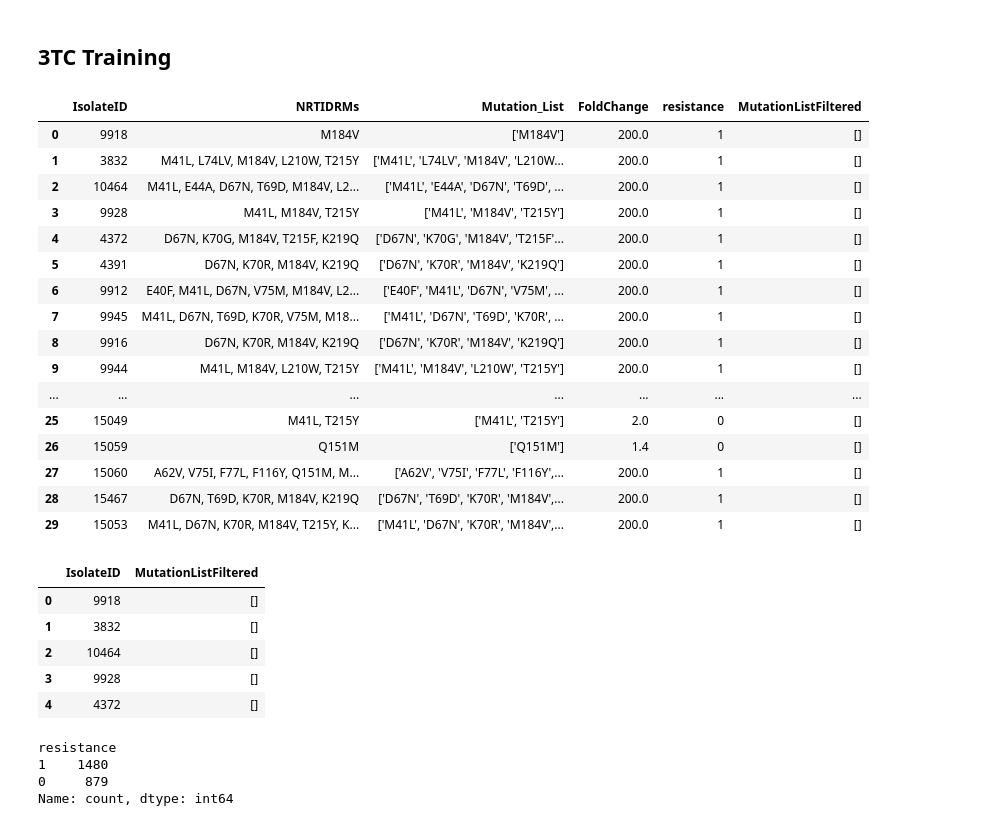
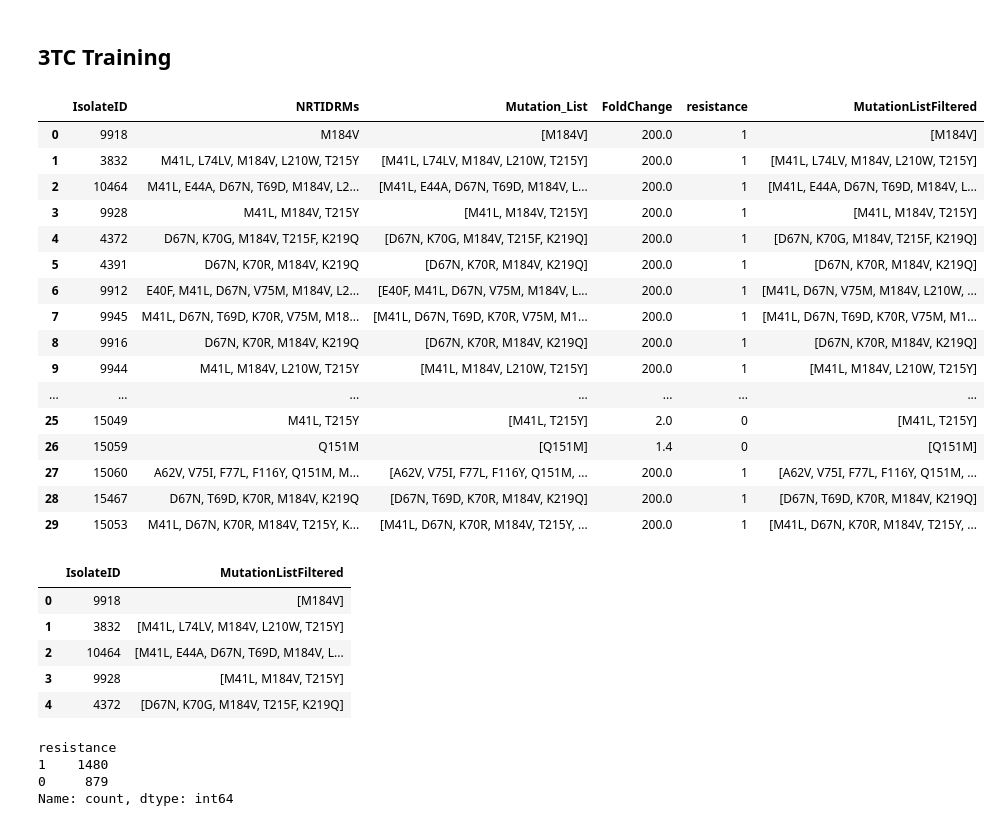
Before and after one commit to NoelOkumu/Eneza-Data-Science-Residential-training-2026, a Jupyter notebook: Day1/mutatio_profile1.ipynb, the cells around one changed output. Cells and saved outputs as stored; diff of their text form; code cells hidden in the pictures.

```diff
--- a/Day1/mutatio_profile1.ipynb
+++ b/Day1/mutatio_profile1.ipynb
@@ -364,8 +348,13 @@ global_frequencies.head(30)
 | 28 | L210LW | 49 | 2.458605 |
 | 29 | K70KR | 48 | 2.408430 |
 # %%
-# Filter based on mutation frequency (< 0.4)
-retained_mutations = global_frequencies[global_frequencies["Global_Frequency_%"] >= 1.0]
-retained_mutations.head()
-retained_mutations.tail()
+# # Filter based on mutation frequency (< 0.4)
+retained_mutations = global_frequencies["Global_Frequency_%"] >= 1.0
+print(type(retained_mutations))
+retained_mutations
+
+
+# Call .loc on the full DATAFRAME, using the mask to filter it
+relevant_mutations = global_frequencies.loc[retained_mutations, 'Mutation_List'].tolist()
+print(type(relevant_mutations))
 # %% [output]
@@ -558,25 +563,3 @@ Tenofovir Disoproxil; Viread (TDF) subsetting .....
 18           [M41L, D67N, K70R, M184V, T215Y, K219E]           1
 19                        [M41L, D67N, L210W, T215Y]           1
 <class 'pandas.Series'>
-# %%
-## List of mutations that meet the threshold
-relevant_mutations = retained_mutations["Mutation_List"]
-
-print(relevant_mutations)
-print(len(relevant_mutations))
-
-# # # # Length of relevant mutation list
-# print(len(relevant_mutations))
-
-# print(type(relevant_mutations))
-# print(retained_mutations[:10])
-
-# retained_mutations["Mutation_List"]
-
-# relevant_mutations= relevant_mutations.T
-
-print(df_3TC["Mutation_List"].iloc[0])
-print(df_3TC["Mutation_List"].iloc[0][0])
-print(repr(df_3TC["Mutation_List"].iloc[0][0]))
-
-print(repr(r[0]))
@@ -610,7 +566,7 @@ df_TDF.to_csv("~/Desktop/Eneza/eneza_project/HIV-drug-resistance-prediction-from
 # %%
 # #Extract only relevant mutations / Mutations that meet threshold
 
-df_3TC['MutationListFiltered'] = df_3TC["Mutation_List"].apply(lambda muts: [m for m in muts if m in r])
+df_3TC['MutationListFiltered'] = df_3TC["Mutation_List"].apply(lambda muts: [m for m in muts if m in relevant_mutations])
 df_3TC.head()
 
 df_ABC["MutationListFiltered"] = df_ABC["Mutation_List"].apply(lambda muts: [m for m in muts if m in relevant_mutations])
@@ -670,40 +620,40 @@ Index(['IsolateID', 'NRTIDRMs', 'Mutation_List', 'FoldChange', 'resistance',
 # %%
 #Train model for 3TC prediction
 # Data ------> ~/Desktop/Eneza/eneza_project/HIV-drug-resistance-prediction-from-viral-sequences/Day4/drug_dfs/df_3TC.csv
 import pandas as pd
 
 # import data
-df_3TC = pd.read_csv("~/Desktop/Eneza/eneza_project/HIV-drug-resistance-prediction-from-viral-sequences/Day4/drug_dfs/df_3TC.csv") #Row numbers excluded
+#df_3TC = pd.read_csv("~/Desktop/Eneza/eneza_project/HIV-drug-resistance-prediction-from-viral-sequences/Day4/drug_dfs/df_3TC.csv") #Row numbers excluded
 df_3TC.head(n = 30)
 # %% [output]
 |  | IsolateID | NRTIDRMs | Mutation_List | FoldChange | resistance | MutationListFiltered |
-| 0 | 9918 | M184V | ['M184V'] | 200.0 | 1 | [] |
-| 1 | 3832 | M41L, L74LV, M184V, L210W, T215Y | ['M41L', 'L74LV', 'M184V', 'L210W... | 200.0 | 1 | [] |
-| 2 | 10464 | M41L, E44A, D67N, T69D, M184V, L2... | ['M41L', 'E44A', 'D67N', 'T69D', ... | 200.0 | 1 | [] |
-| 3 | 9928 | M41L, M184V, T215Y | ['M41L', 'M184V', 'T215Y'] | 200.0 | 1 | [] |
-| 4 | 4372 | D67N, K70G, M184V, T215F, K219Q | ['D67N', 'K70G', 'M184V', 'T215F'... | 200.0 | 1 | [] |
-| 5 | 4391 | D67N, K70R, M184V, K219Q | ['D67N', 'K70R', 'M184V', 'K219Q'] | 200.0 | 1 | [] |
-| 6 | 9912 | E40F, M41L, D67N, V75M, M184V, L2... | ['E40F', 'M41L', 'D67N', 'V75M', ... | 200.0 | 1 | [] |
-| 7 | 9945 | M41L, D67N, T69D, K70R, V75M, M18... | ['M41L', 'D67N', 'T69D', 'K70R', ... | 200.0 | 1 | [] |
-| 8 | 9916 | D67N, K70R, M184V, K219Q | ['D67N', 'K70R', 'M184V', 'K219Q'] | 200.0 | 1 | [] |
-| 9 | 9944 | M41L, M184V, L210W, T215Y | ['M41L', 'M184V', 'L210W', 'T215Y'] | 200.0 | 1 | [] |
+| 0 | 9918 | M184V | [M184V] | 200.0 | 1 | [M184V] |
+| 1 | 3832 | M41L, L74LV, M184V, L210W, T215Y | [M41L, L74LV, M184V, L210W, T215Y] | 200.0 | 1 | [M41L, L74LV, M184V, L210W, T215Y] |
+| 2 | 10464 | M41L, E44A, D67N, T69D, M184V, L2... | [M41L, E44A, D67N, T69D, M184V, L... | 200.0 | 1 | [M41L, E44A, D67N, T69D, M184V, L... |
+| 3 | 9928 | M41L, M184V, T215Y | [M41L, M184V, T215Y] | 200.0 | 1 | [M41L, M184V, T215Y] |
+| 4 | 4372 | D67N, K70G, M184V, T215F, K219Q | [D67N, K70G, M184V, T215F, K219Q] | 200.0 | 1 | [D67N, K70G, M184V, T215F, K219Q] |
+| 5 | 4391 | D67N, K70R, M184V, K219Q | [D67N, K70R, M184V, K219Q] | 200.0 | 1 | [D67N, K70R, M184V, K219Q] |
+| 6 | 9912 | E40F, M41L, D67N, V75M, M184V, L2... | [E40F, M41L, D67N, V75M, M184V, L... | 200.0 | 1 | [M41L, D67N, V75M, M184V, L210W, ... |
+| 7 | 9945 | M41L, D67N, T69D, K70R, V75M, M18... | [M41L, D67N, T69D, K70R, V75M, M1... | 200.0 | 1 | [M41L, D67N, T69D, K70R, V75M, M1... |
+| 8 | 9916 | D67N, K70R, M184V, K219Q | [D67N, K70R, M184V, K219Q] | 200.0 | 1 | [D67N, K70R, M184V, K219Q] |
+| 9 | 9944 | M41L, M184V, L210W, T215Y | [M41L, M184V, L210W, T215Y] | 200.0 | 1 | [M41L, M184V, L210W, T215Y] |
 | ... | ... | ... | ... | ... | ... | ... |
-| 25 | 15049 | M41L, T215Y | ['M41L', 'T215Y'] | 2.0 | 0 | [] |
-| 26 | 15059 | Q151M | ['Q151M'] | 1.4 | 0 | [] |
-| 27 | 15060 | A62V, V75I, F77L, F116Y, Q151M, M... | ['A62V', 'V75I', 'F77L', 'F116Y',... | 200.0 | 1 | [] |
-| 28 | 15467 | D67N, T69D, K70R, M184V, K219Q | ['D67N', 'T69D', 'K70R', 'M184V',... | 200.0 | 1 | [] |
-| 29 | 15053 | M41L, D67N, K70R, M184V, T215Y, K... | ['M41L', 'D67N', 'K70R', 'M184V',... | 200.0 | 1 | [] |
+| 25 | 15049 | M41L, T215Y | [M41L, T215Y] | 2.0 | 0 | [M41L, T215Y] |
+| 26 | 15059 | Q151M | [Q151M] | 1.4 | 0 | [Q151M] |
+| 27 | 15060 | A62V, V75I, F77L, F116Y, Q151M, M... | [A62V, V75I, F77L, F116Y, Q151M, ... | 200.0 | 1 | [A62V, V75I, F77L, F116Y, Q151M, ... |
+| 28 | 15467 | D67N, T69D, K70R, M184V, K219Q | [D67N, T69D, K70R, M184V, K219Q] | 200.0 | 1 | [D67N, T69D, K70R, M184V, K219Q] |
+| 29 | 15053 | M41L, D67N, K70R, M184V, T215Y, K... | [M41L, D67N, K70R, M184V, T215Y, ... | 200.0 | 1 | [M41L, D67N, K70R, M184V, T215Y, ... |
 # %%
 ### Create X data frame
 X = df_3TC[["IsolateID","MutationListFiltered"]]
 X.head(n = 5)
 # %% [output]
 |  | IsolateID | MutationListFiltered |
-| 0 | 9918 | [] |
-| 1 | 3832 | [] |
-| 2 | 10464 | [] |
-| 3 | 9928 | [] |
-| 4 | 4372 | [] |
+| 0 | 9918 | [M184V] |
+| 1 | 3832 | [M41L, L74LV, M184V, L210W, T215Y] |
+| 2 | 10464 | [M41L, E44A, D67N, T69D, M184V, L... |
+| 3 | 9928 | [M41L, M184V, T215Y] |
+| 4 | 4372 | [D67N, K70G, M184V, T215F, K219Q] |
 # %%
 ### Create y data frame
 y = df_3TC["resistance"]
```
Also changed, not shown: parts of 37 cells of this notebook.
